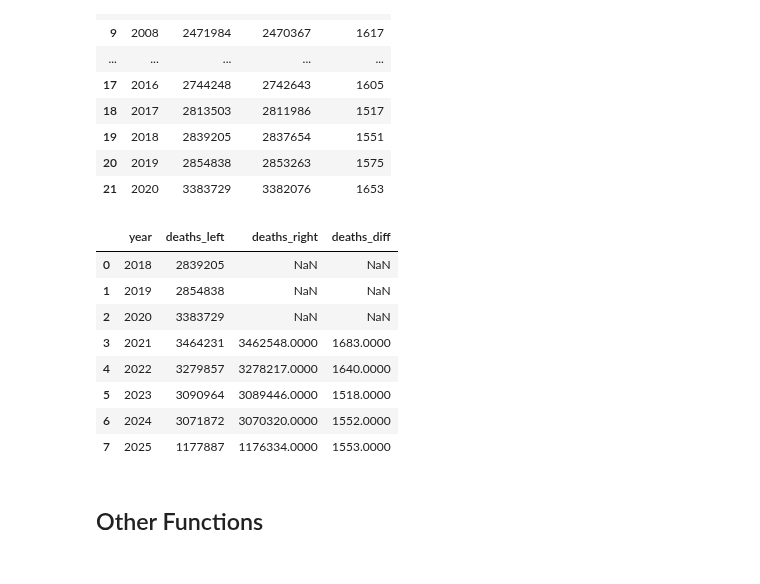
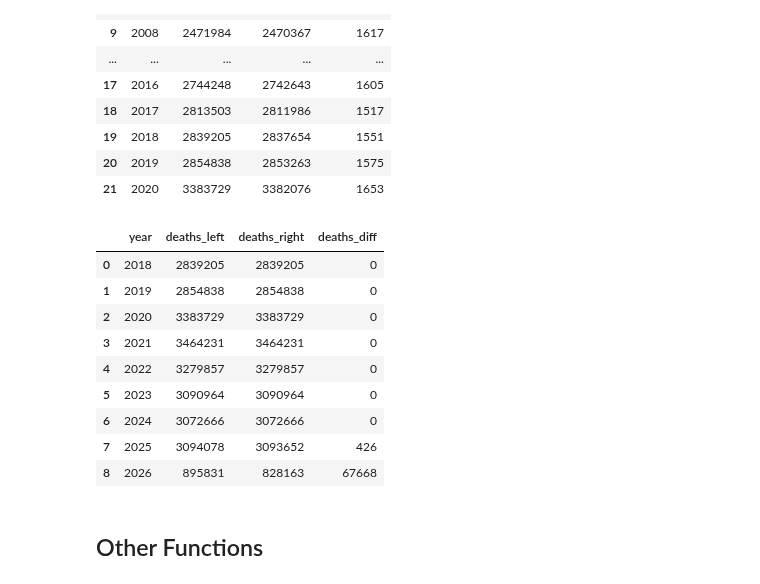
Before and after one commit to jkoestner/morai, a Jupyter notebook: notebooks/tutorials/cdc.ipynb, the cells around one changed output. Cells and saved outputs as stored; diff of their text form; code cells hidden in the pictures.

```diff
--- a/notebooks/tutorials/cdc.ipynb
+++ b/notebooks/tutorials/cdc.ipynb
@@ -46,7 +46,7 @@ import plotly.io as pio
 
 pio.renderers.default = "plotly_mimetype+notebook_connected"
 # %%
-db_filepath = r"files/integrations/cdc/cdc.sql"
+db_filepath = helpers.FILES_PATH / "integrations" / "cdc" / "cdc.sql"
 # %%
 tables = sql.get_tables(db_filepath=db_filepath)
 tables
@@ -170,4 +239,3 @@ deaths_pivot, names_pivot = cdc.get_top_deaths_by_age_group(df=cod_all, year=201
 mcd18_monthly = cdc.get_cdc_data_sql(
     db_filepath=db_filepath, table_name="mcd18_monthly"
 )
-mcd18_monthly["_month"] = pd.to_datetime(mcd18_monthly["month"]).dt.month
@@ -390,9 +595,0 @@ charters.compare_rates(
-# %%
-result = (
-    excess_grouped.groupby(["year"], observed=True).sum(numeric_only=True).reset_index()
-)
-result["excess_lc"] = result["deaths"] / result["deaths_lc"]
-result["qx_raw"] = result["deaths"] / result["population"]
-result["qx_lc"] = result["deaths_lc"] / result["population"]
-pd.options.display.float_format = "{:.4f}".format
-result
@@ -622,17 +871,18 @@ cdc.compare_dfs(mcd99_check, mcd99_cod)
 | 20 | 2019 | 2854838 | 2853263 | 1575 |
 | 21 | 2020 | 3383729 | 3382076 | 1653 |
 # %%
-cdc.compare_dfs(mcd18_check, mcd18_cod)
+cdc.compare_dfs(mcd18_check, mcd18_monthly)
 # %% [output]
 |  | year | deaths_left | deaths_right | deaths_diff |
-| 0 | 2018 | 2839205 | NaN | NaN |
-| 1 | 2019 | 2854838 | NaN | NaN |
-| 2 | 2020 | 3383729 | NaN | NaN |
-| 3 | 2021 | 3464231 | 3462548.0000 | 1683.0000 |
-| 4 | 2022 | 3279857 | 3278217.0000 | 1640.0000 |
-| 5 | 2023 | 3090964 | 3089446.0000 | 1518.0000 |
-| 6 | 2024 | 3071872 | 3070320.0000 | 1552.0000 |
-| 7 | 2025 | 1177887 | 1176334.0000 | 1553.0000 |
+| 0 | 2018 | 2839205 | 2839205 | 0 |
+| 1 | 2019 | 2854838 | 2854838 | 0 |
+| 2 | 2020 | 3383729 | 3383729 | 0 |
+| 3 | 2021 | 3464231 | 3464231 | 0 |
+| 4 | 2022 | 3279857 | 3279857 | 0 |
+| 5 | 2023 | 3090964 | 3090964 | 0 |
+| 6 | 2024 | 3072666 | 3072666 | 0 |
+| 7 | 2025 | 3094078 | 3093652 | 426 |
+| 8 | 2026 | 895831 | 828163 | 67668 |
 # %% [markdown]
 ## Other Functions
 # %%
```
Also changed, not shown: parts of 76 cells of this notebook, 16 other files.
